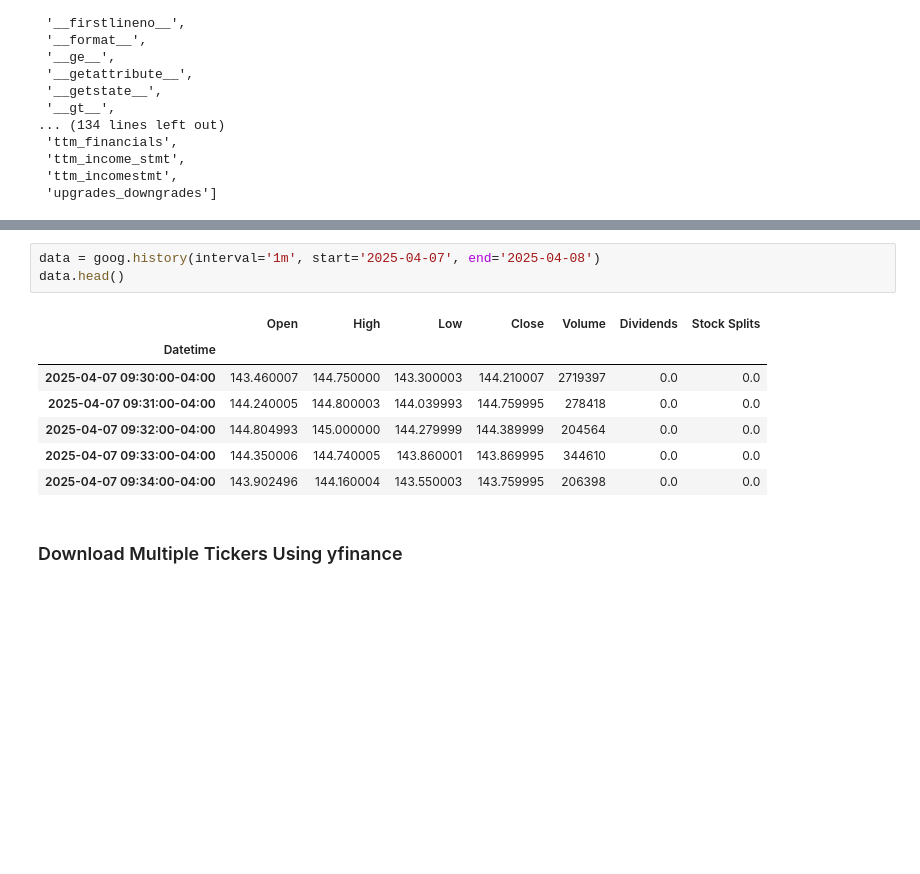
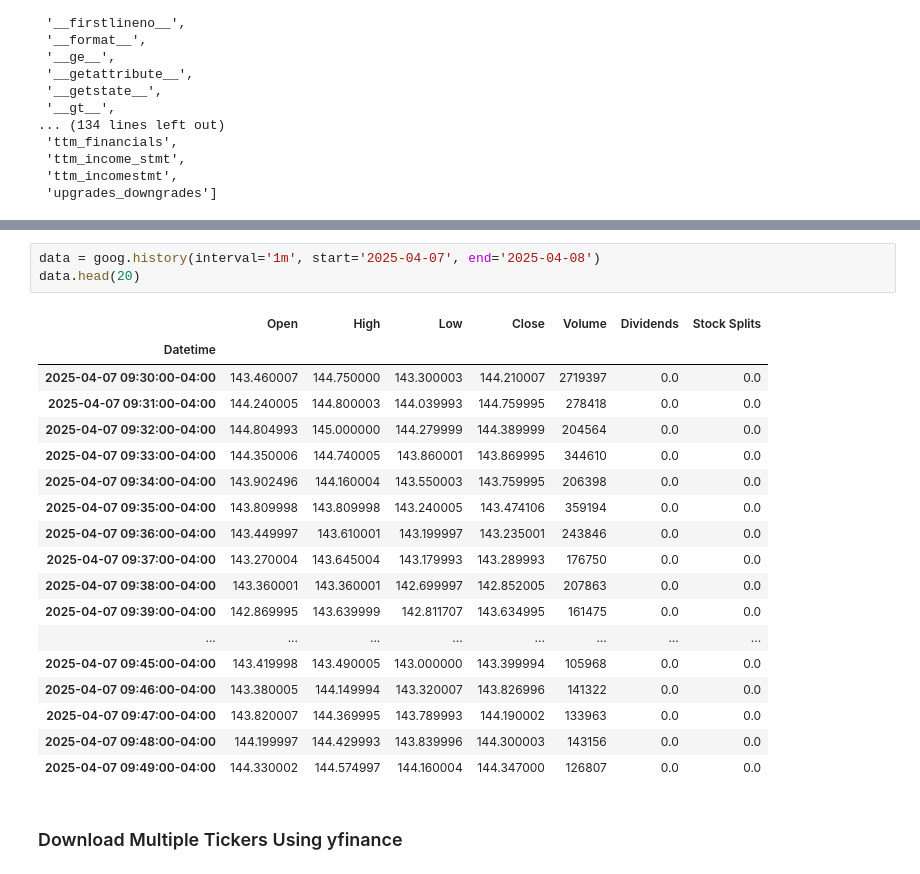
Before and after one commit to spicatabrada/yf2, a Jupyter notebook: yfinance-python-for-testing.ipynb, the cells around one changed output, grey strips where cells are left out. Drawn from its saved outputs; the diff is of its cells as text; blank space fills up the shorter version.

```diff
--- a/yfinance-python-for-testing.ipynb
+++ b/yfinance-python-for-testing.ipynb
@@ -97,14 +101,25 @@ data.head()
 # %%
 data = goog.history(interval='1m', start='2025-04-07', end='2025-04-08')
-data.head()
+data.head(20)
 # %% [output]
 |  | Open | High | Low | Close | Volume | Dividends | Stock Splits |
 | Datetime |  |  |  |  |  |  |  |
 | 2025-04-07 09:30:00-04:00 | 143.460007 | 144.750000 | 143.300003 | 144.210007 | 2719397 | 0.0 | 0.0 |
 | 2025-04-07 09:31:00-04:00 | 144.240005 | 144.800003 | 144.039993 | 144.759995 | 278418 | 0.0 | 0.0 |
 | 2025-04-07 09:32:00-04:00 | 144.804993 | 145.000000 | 144.279999 | 144.389999 | 204564 | 0.0 | 0.0 |
 | 2025-04-07 09:33:00-04:00 | 144.350006 | 144.740005 | 143.860001 | 143.869995 | 344610 | 0.0 | 0.0 |
 | 2025-04-07 09:34:00-04:00 | 143.902496 | 144.160004 | 143.550003 | 143.759995 | 206398 | 0.0 | 0.0 |
+| 2025-04-07 09:35:00-04:00 | 143.809998 | 143.809998 | 143.240005 | 143.474106 | 359194 | 0.0 | 0.0 |
+| 2025-04-07 09:36:00-04:00 | 143.449997 | 143.610001 | 143.199997 | 143.235001 | 243846 | 0.0 | 0.0 |
+| 2025-04-07 09:37:00-04:00 | 143.270004 | 143.645004 | 143.179993 | 143.289993 | 176750 | 0.0 | 0.0 |
+| 2025-04-07 09:38:00-04:00 | 143.360001 | 143.360001 | 142.699997 | 142.852005 | 207863 | 0.0 | 0.0 |
+| 2025-04-07 09:39:00-04:00 | 142.869995 | 143.639999 | 142.811707 | 143.634995 | 161475 | 0.0 | 0.0 |
+| ... | ... | ... | ... | ... | ... | ... | ... |
+| 2025-04-07 09:45:00-04:00 | 143.419998 | 143.490005 | 143.000000 | 143.399994 | 105968 | 0.0 | 0.0 |
+| 2025-04-07 09:46:00-04:00 | 143.380005 | 144.149994 | 143.320007 | 143.826996 | 141322 | 0.0 | 0.0 |
+| 2025-04-07 09:47:00-04:00 | 143.820007 | 144.369995 | 143.789993 | 144.190002 | 133963 | 0.0 | 0.0 |
+| 2025-04-07 09:48:00-04:00 | 144.199997 | 144.429993 | 143.839996 | 144.300003 | 143156 | 0.0 | 0.0 |
+| 2025-04-07 09:49:00-04:00 | 144.330002 | 144.574997 | 144.160004 | 144.347000 | 126807 | 0.0 | 0.0 |
 # %% [markdown]
 ### Download Multiple Tickers Using yfinance
 # %%
```
Also changed, not shown: parts of 9 cells of this notebook.
